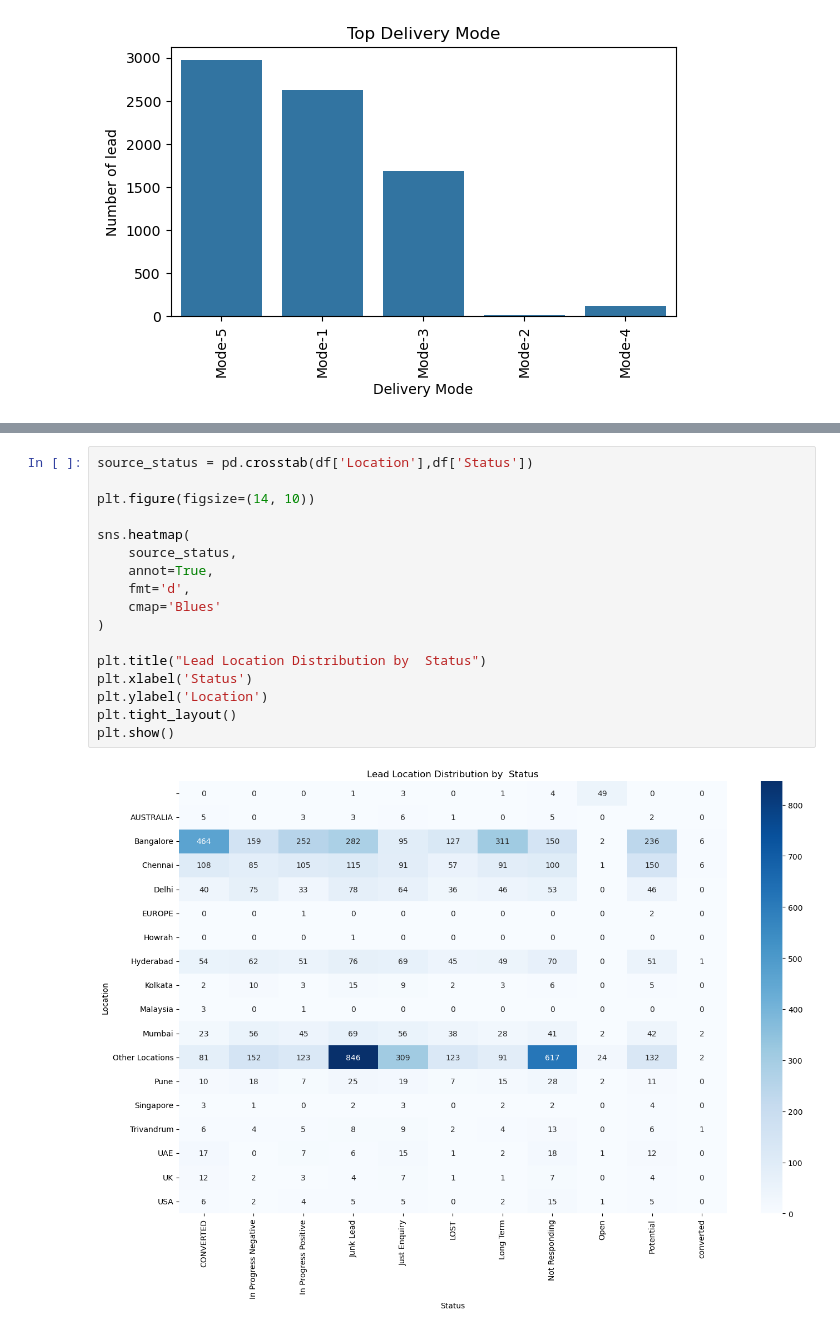
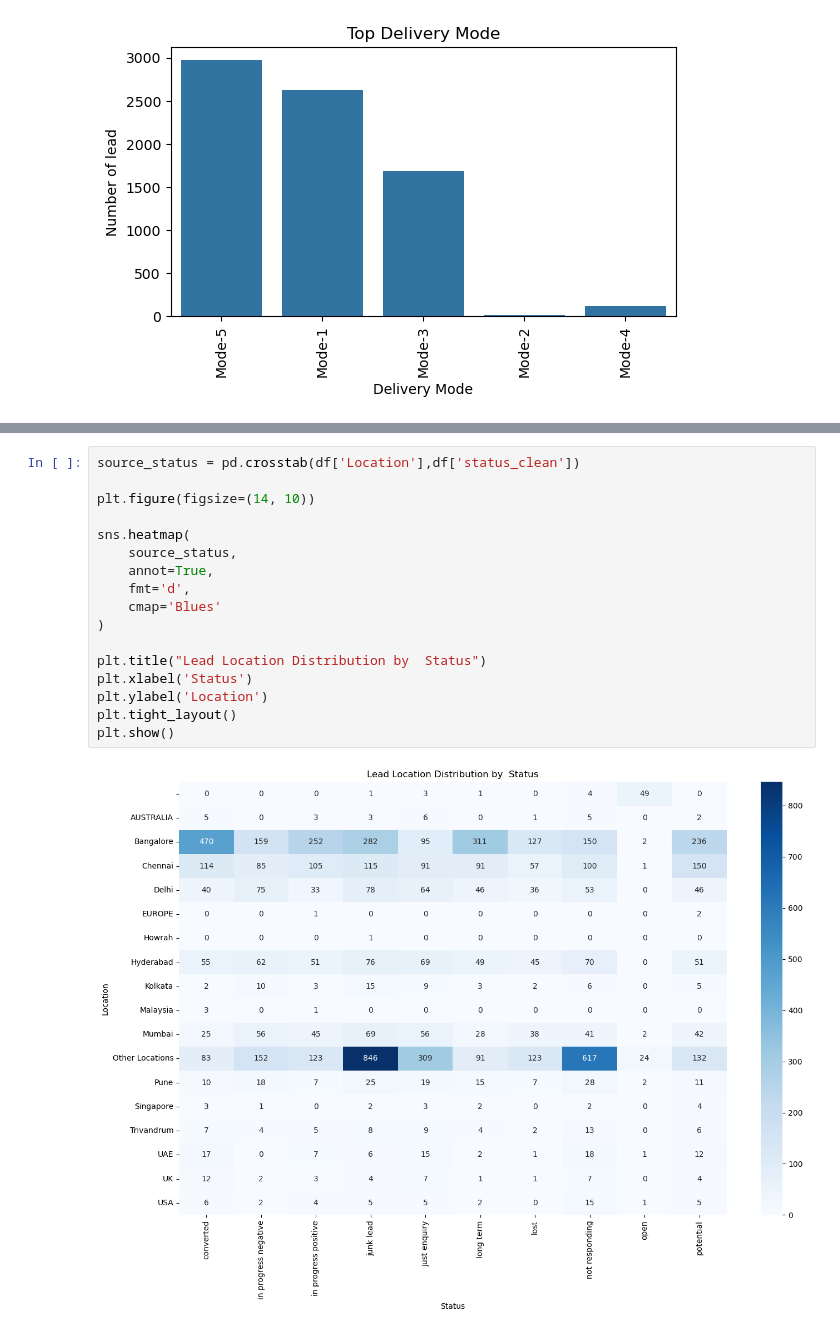
Before and after one commit to shiv-1024/Sales_Effectiveness, a Jupyter notebook: main.ipynb, the cells around one changed output, grey strips where cells are left out. Drawn from its saved outputs; the diff is of its cells as text.

```diff
--- a/main.ipynb
+++ b/main.ipynb
@@ -424,21 +424,21 @@ plt.show()
 # %%
-source_status = pd.crosstab(df['Location'],df['Status'])
+source_status = pd.crosstab(df['Location'],df['status_clean'])
 
 plt.figure(figsize=(14, 10))
 
 sns.heatmap(
     source_status,
     annot=True,
     fmt='d',
     cmap='Blues'
 )
 
 plt.title("Lead Location Distribution by  Status")
 plt.xlabel('Status')
 plt.ylabel('Location')
 plt.tight_layout()
 plt.show()
 # %% [output]
-[figure, old version]
+[figure, new version]
 # %%
 
```
Also changed, not shown: parts of 19 cells of this notebook.
